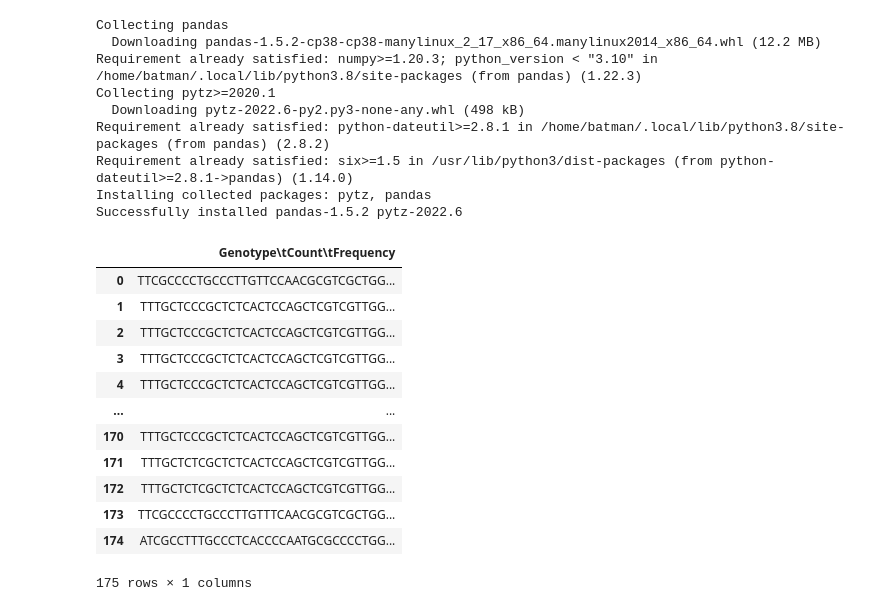
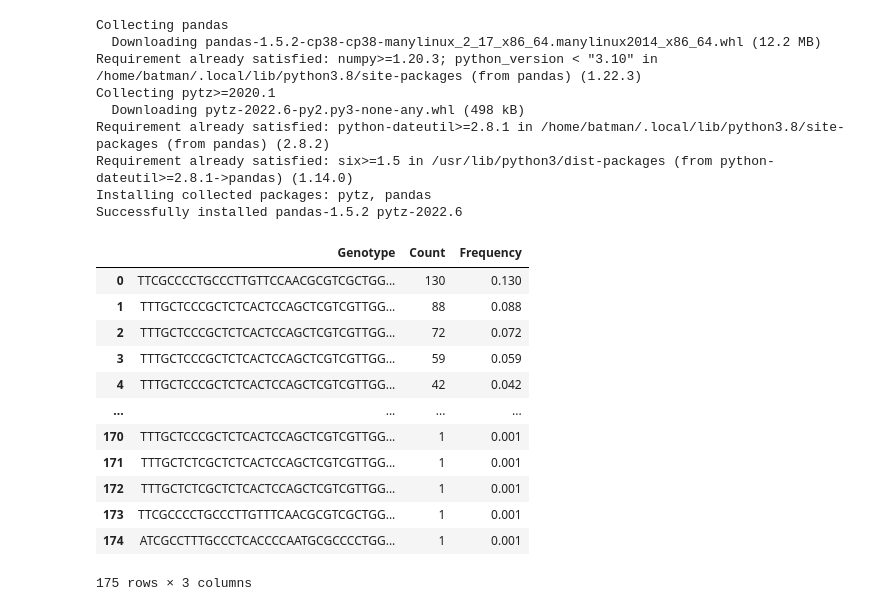
Before and after one commit to jonathanbff/bioninfoFMRP, a Jupyter notebook: LD_Analysis/countrydata.ipynb, the cells around one changed output. Saved outputs shown, nothing was run; the diff lists cells and outputs as text; code cells hidden in the pictures.

```diff
--- a/LD_Analysis/countrydata.ipynb
+++ b/LD_Analysis/countrydata.ipynb
@@ -13,19 +13,20 @@ Successfully installed pandas-1.5.2 pytz-2022.6
 # %%
 import pandas as pd
 # %%
-usagens = pd.read_csv("USA_GENOTYPES.txt")
+usagens = pd.read_csv("USA_GENOTYPES.txt",  sep="	")
+
 usagens
 # %% [output]
-|  | Genotype\tCount\tFrequency |
-| 0 | TTCGCCCCTGCCCTTGTTCCAACGCGTCGCTGG... |
-| 1 | TTTGCTCCCGCTCTCACTCCAGCTCGTCGTTGG... |
-| 2 | TTTGCTCCCGCTCTCACTCCAGCTCGTCGTTGG... |
-| 3 | TTTGCTCCCGCTCTCACTCCAGCTCGTCGTTGG... |
-| 4 | TTTGCTCCCGCTCTCACTCCAGCTCGTCGTTGG... |
-| ... | ... |
-| 170 | TTTGCTCCCGCTCTCACTCCAGCTCGTCGTTGG... |
-| 171 | TTTGCTCTCGCTCTCACTCCAGCTCGTCGTTGG... |
-| 172 | TTTGCTCTCGCTCTCACTCCAGCTCGTCGTTGG... |
-| 173 | TTCGCCCCTGCCCTTGTTTCAACGCGTCGCTGG... |
-| 174 | ATCGCCTTTGCCCTCACCCCAATGCGCCCCTGG... |
+|  | Genotype | Count | Frequency |
+| 0 | TTCGCCCCTGCCCTTGTTCCAACGCGTCGCTGG... | 130 | 0.130 |
+| 1 | TTTGCTCCCGCTCTCACTCCAGCTCGTCGTTGG... | 88 | 0.088 |
+| 2 | TTTGCTCCCGCTCTCACTCCAGCTCGTCGTTGG... | 72 | 0.072 |
+| 3 | TTTGCTCCCGCTCTCACTCCAGCTCGTCGTTGG... | 59 | 0.059 |
+| 4 | TTTGCTCCCGCTCTCACTCCAGCTCGTCGTTGG... | 42 | 0.042 |
+| ... | ... | ... | ... |
+| 170 | TTTGCTCCCGCTCTCACTCCAGCTCGTCGTTGG... | 1 | 0.001 |
+| 171 | TTTGCTCTCGCTCTCACTCCAGCTCGTCGTTGG... | 1 | 0.001 |
+| 172 | TTTGCTCTCGCTCTCACTCCAGCTCGTCGTTGG... | 1 | 0.001 |
+| 173 | TTCGCCCCTGCCCTTGTTTCAACGCGTCGCTGG... | 1 | 0.001 |
+| 174 | ATCGCCTTTGCCCTCACCCCAATGCGCCCCTGG... | 1 | 0.001 |
-175 rows × 1 columns
+175 rows × 3 columns
```
Also changed, not shown: parts of 6 cells of this notebook, 1 other file.
